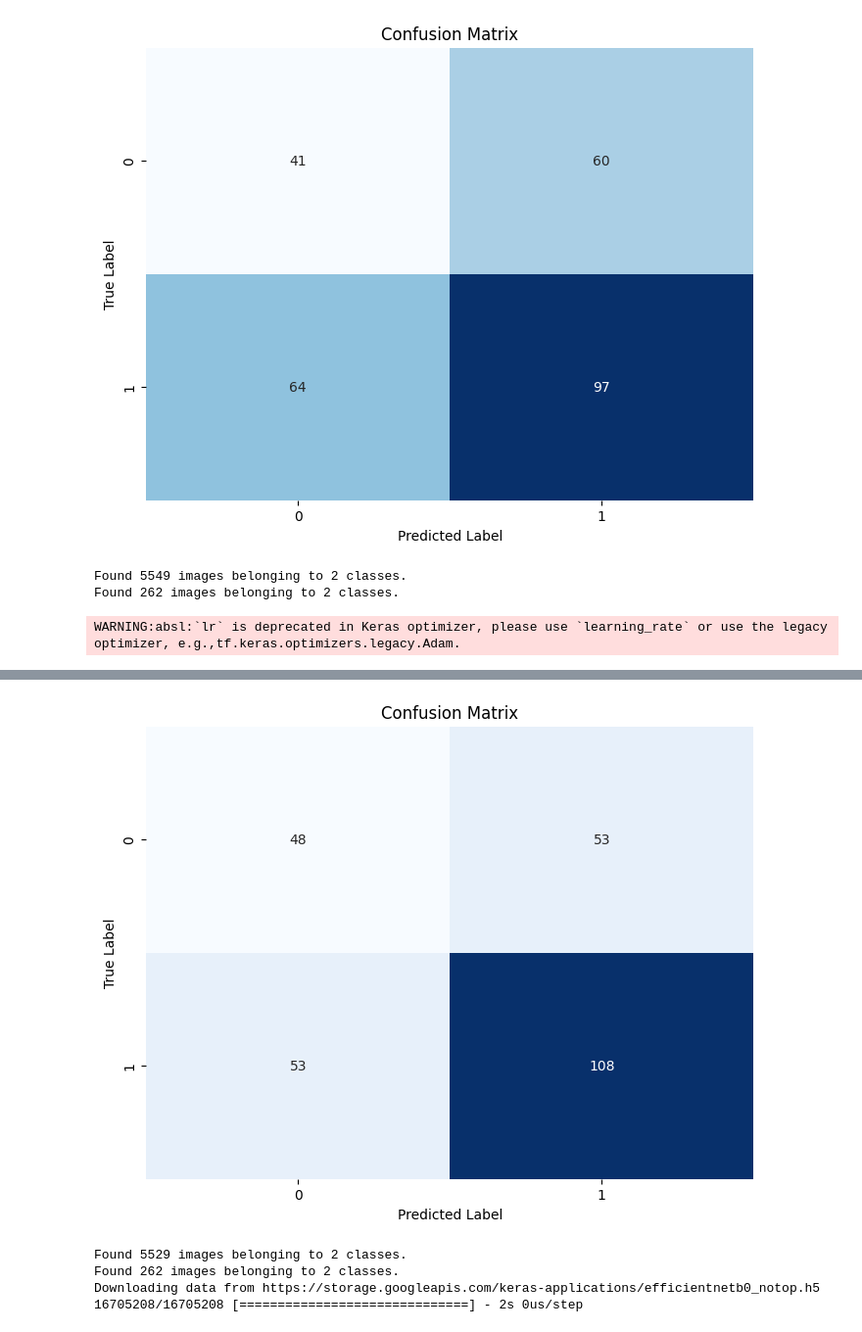
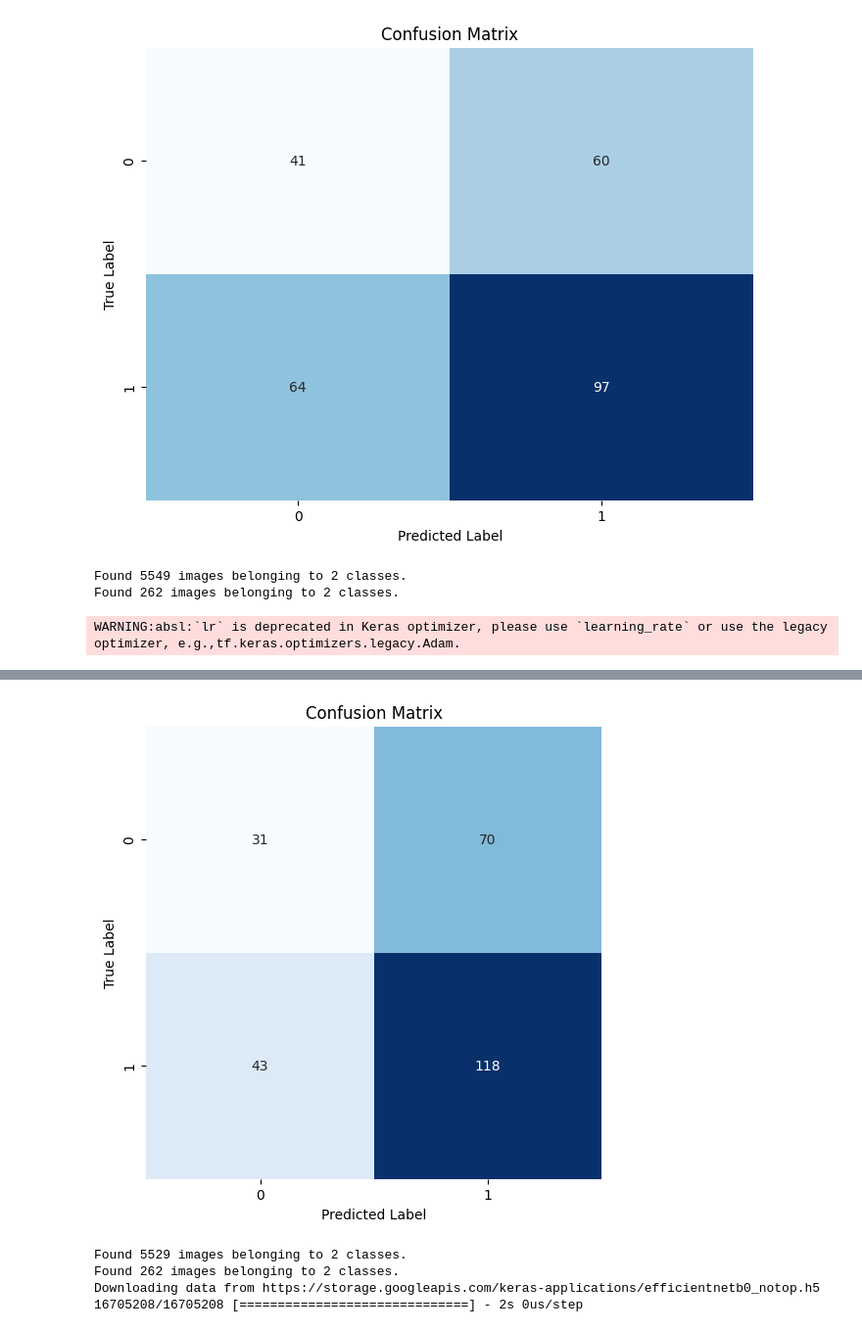
Before and after one commit to Malachirag/Final-Project, a Jupyter notebook: CNN.ipynb, the cells around one changed output, grey strips where cells are left out. Shown: that part at 98% size. Saved outputs shown, nothing was run; the diff lists cells and outputs as text; code cells hidden in the pictures.

```diff
--- a/CNN.ipynb
+++ b/CNN.ipynb
@@ -865,15 +865,15 @@ batch_size = 32
 
 # Create an ImageDataGenerator for data normalization (no need for rescaling)
 datagen = ImageDataGenerator(
-    rotation_range=30,
-    width_shift_range=0.2,
-    height_shift_range=0.2,
-    shear_range=0.2,
-    zoom_range=0.2,
+    rotation_range=45,
+    width_shift_range=0.3,
+    height_shift_range=0.3,
+    shear_range=0.3,
+    zoom_range=0.3,
     horizontal_flip=True,
     vertical_flip=True,
+    brightness_range=[0.8, 1.2]  # Adjust brightness range
 )
-
 
 # Generate training dataset
 train_generator = datagen.flow_from_directory(
@@ -894,22 +894,33 @@ test_generator = datagen.flow_from_directory(
 # Build InceptionV3 model with custom dense layers and dropout
 base_model = InceptionV3(weights='imagenet', include_top=False, input_shape=(image_size[0], image_size[1], 3))
 x = GlobalAveragePooling2D()(base_model.output)
-x = Dense(128, activation='relu')(x)
+from tensorflow.keras.layers import BatchNormalization
+
+x = BatchNormalization()(x)  # Add Batch Normalization after GlobalAveragePooling2D
+
+x = Dense(256, activation='relu')(x)
+from tensorflow.keras.regularizers import l2
+# Add L2 regularization to a Dense layer
+x = Dense(512, activation='relu', kernel_regularizer=l2(0.01))(x)
+
 x = Dropout(0.5)(x)  # Add Dropout layer with a dropout rate of 0.5
 predictions = Dense(1, activation='sigmoid')(x)
 
 model = Model(inputs=base_model.input, outputs=predictions)
 
-# Unfreeze all layers for fine-tuning
-for layer in base_model.layers:
-    layer.trainable = True
+
+# Example: Fine-tune the last 50 layers
+for layer in base_model.layers[:-100]:  # Adjust the number of layers to unfreeze
+    layer.trainable = False
+
+
 
 
 # Compile the model
-model.compile(optimizer=Adam(lr=0.0001), loss='binary_crossentropy', metrics=['accuracy'])
+model.compile(optimizer=Adam(lr=0.00001), loss='binary_crossentropy', metrics=['accuracy'])
 
 # Train the model
-epochs = 10  # Adjust the number of epochs as needed
+epochs = 20  # Adjust the number of epochs as needed
 history = model.fit(
     train_generator,
     steps_per_epoch=train_generator.samples // batch_size,
@@ -941,7 +952,7 @@ class_report = classification_report(true_labels, predicted_labels)
 print(class_report)
 
 # Plot Confusion Matrix
-plt.figure(figsize=(8, 6))
+plt.figure(figsize=(6, 6))
 sns.heatmap(conf_matrix, annot=True, fmt='d', cmap='Blues', cbar=False)
 plt.xlabel('Predicted Label')
 plt.ylabel('True Label')
@@ -971,4 +982,4 @@ weighted avg       0.60      0.60      0.60       262
-[figure, old version]
+[figure, new version]
 # %%
 #EfficientNet
 import os
```
Also changed, not shown: parts of 1 cell of this notebook.
